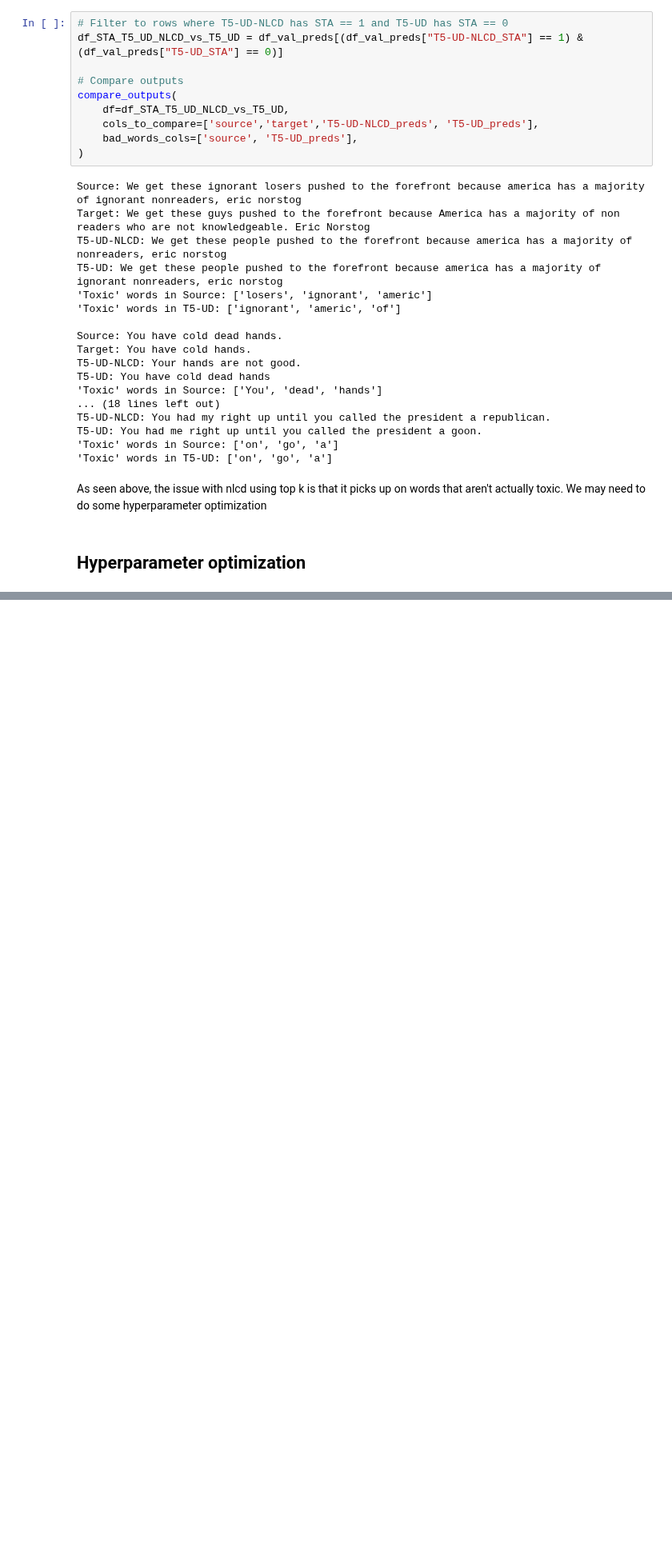
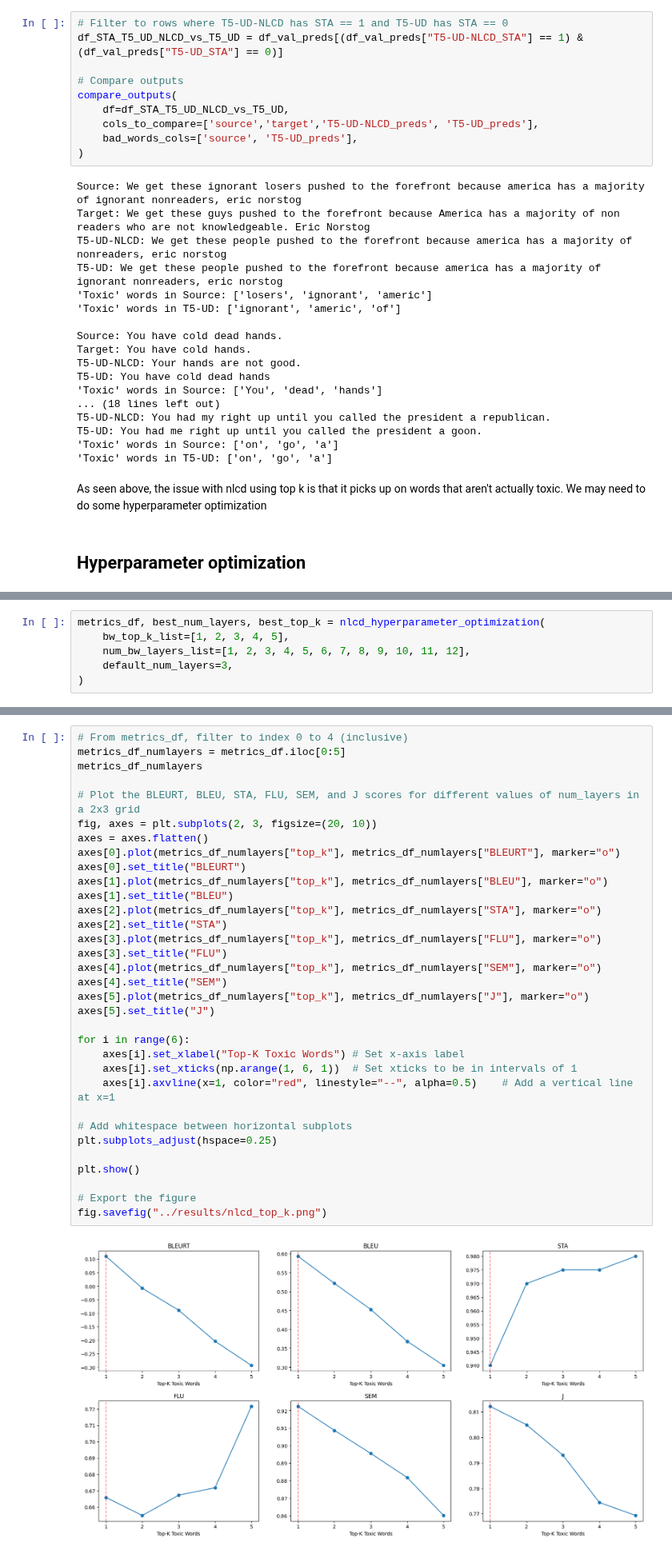
Before and after one commit to garyukong/T5-TextDetoxification, a Jupyter notebook: notebooks/4_Evaluation.ipynb, the cells around one changed output, grey strips where cells are left out. Shown at 80% size. Saved outputs shown, nothing was run; the diff lists cells and outputs as text; blank space fills up the shorter version.

Commit message:
Finish nlcd

```diff
--- a/notebooks/4_Evaluation.ipynb
+++ b/notebooks/4_Evaluation.ipynb
@@ -1927,0 +1788,6 @@ assert bad_words_list_1 == bad_words_list_2
+# %%
+metrics_df, best_num_layers, best_top_k = nlcd_hyperparameter_optimization(
+    bw_top_k_list=[1, 2, 3, 4, 5],
+    num_bw_layers_list=[1, 2, 3, 4, 5, 6, 7, 8, 9, 10, 11, 12],
+    default_num_layers=3,
+)
@@ -1927,0 +1818,35 @@ assert bad_words_list_1 == bad_words_list_2
+# %%
+# From metrics_df, filter to index 0 to 4 (inclusive)
+metrics_df_numlayers = metrics_df.iloc[0:5]
+metrics_df_numlayers
+
+# Plot the BLEURT, BLEU, STA, FLU, SEM, and J scores for different values of num_layers in a 2x3 grid
+fig, axes = plt.subplots(2, 3, figsize=(20, 10))
+axes = axes.flatten()
+axes[0].plot(metrics_df_numlayers["top_k"], metrics_df_numlayers["BLEURT"], marker="o")
+axes[0].set_title("BLEURT")
+axes[1].plot(metrics_df_numlayers["top_k"], metrics_df_numlayers["BLEU"], marker="o")
+axes[1].set_title("BLEU")
+axes[2].plot(metrics_df_numlayers["top_k"], metrics_df_numlayers["STA"], marker="o")
+axes[2].set_title("STA")
+axes[3].plot(metrics_df_numlayers["top_k"], metrics_df_numlayers["FLU"], marker="o")
+axes[3].set_title("FLU")
+axes[4].plot(metrics_df_numlayers["top_k"], metrics_df_numlayers["SEM"], marker="o")
+axes[4].set_title("SEM")
+axes[5].plot(metrics_df_numlayers["top_k"], metrics_df_numlayers["J"], marker="o")
+axes[5].set_title("J")
+
+for i in range(6):
+    axes[i].set_xlabel("Top-K Toxic Words") # Set x-axis label
+    axes[i].set_xticks(np.arange(1, 6, 1))  # Set xticks to be in intervals of 1
+    axes[i].axvline(x=1, color="red", linestyle="--", alpha=0.5)    # Add a vertical line at x=1
+
+# Add whitespace between horizontal subplots
+plt.subplots_adjust(hspace=0.25)
+
+plt.show()
+
+# Export the figure
+fig.savefig("../results/nlcd_top_k.png")
+# %% [output]
+[figure, added]
```
Also changed, not shown: parts of 17 cells of this notebook, 8 other files.
